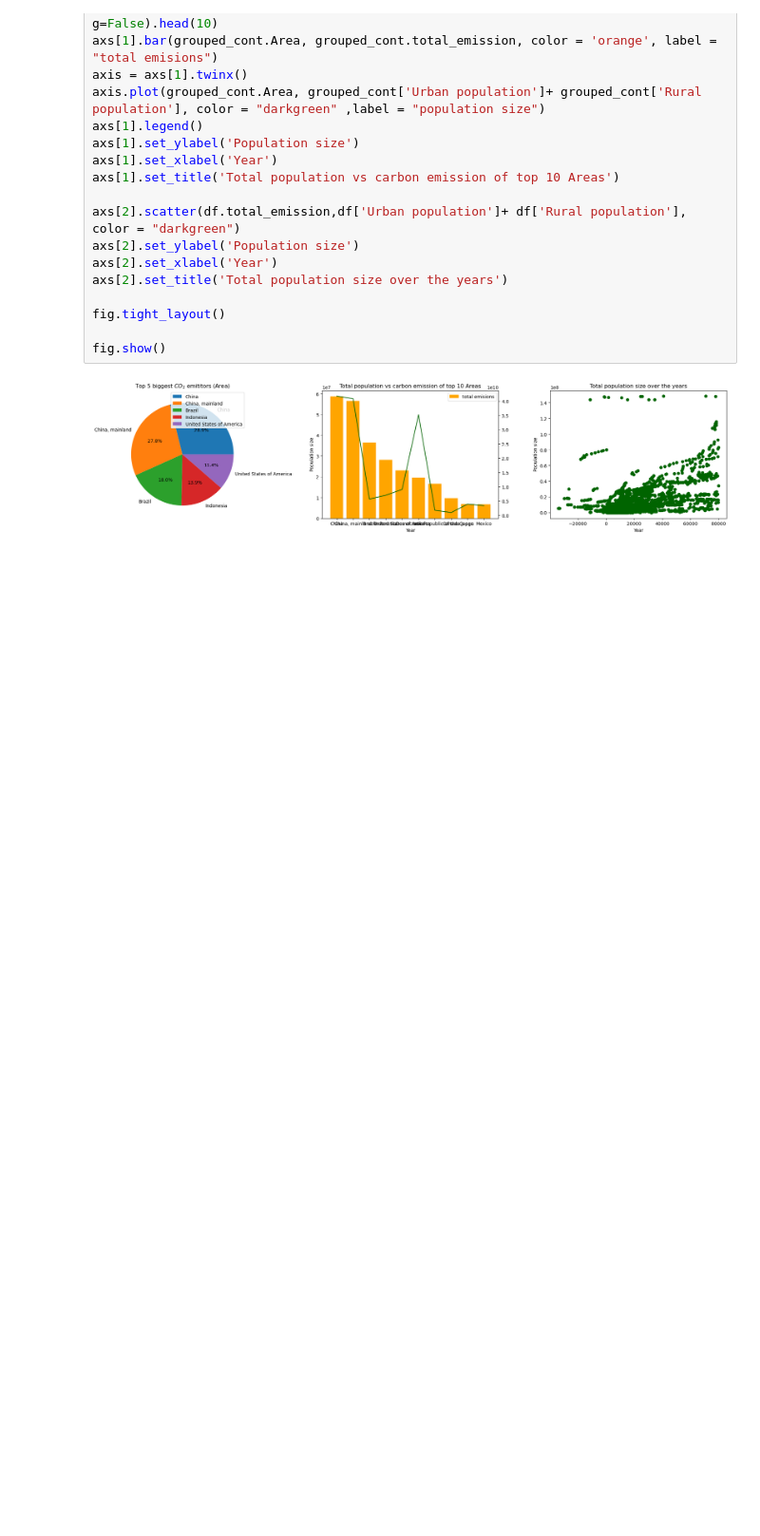
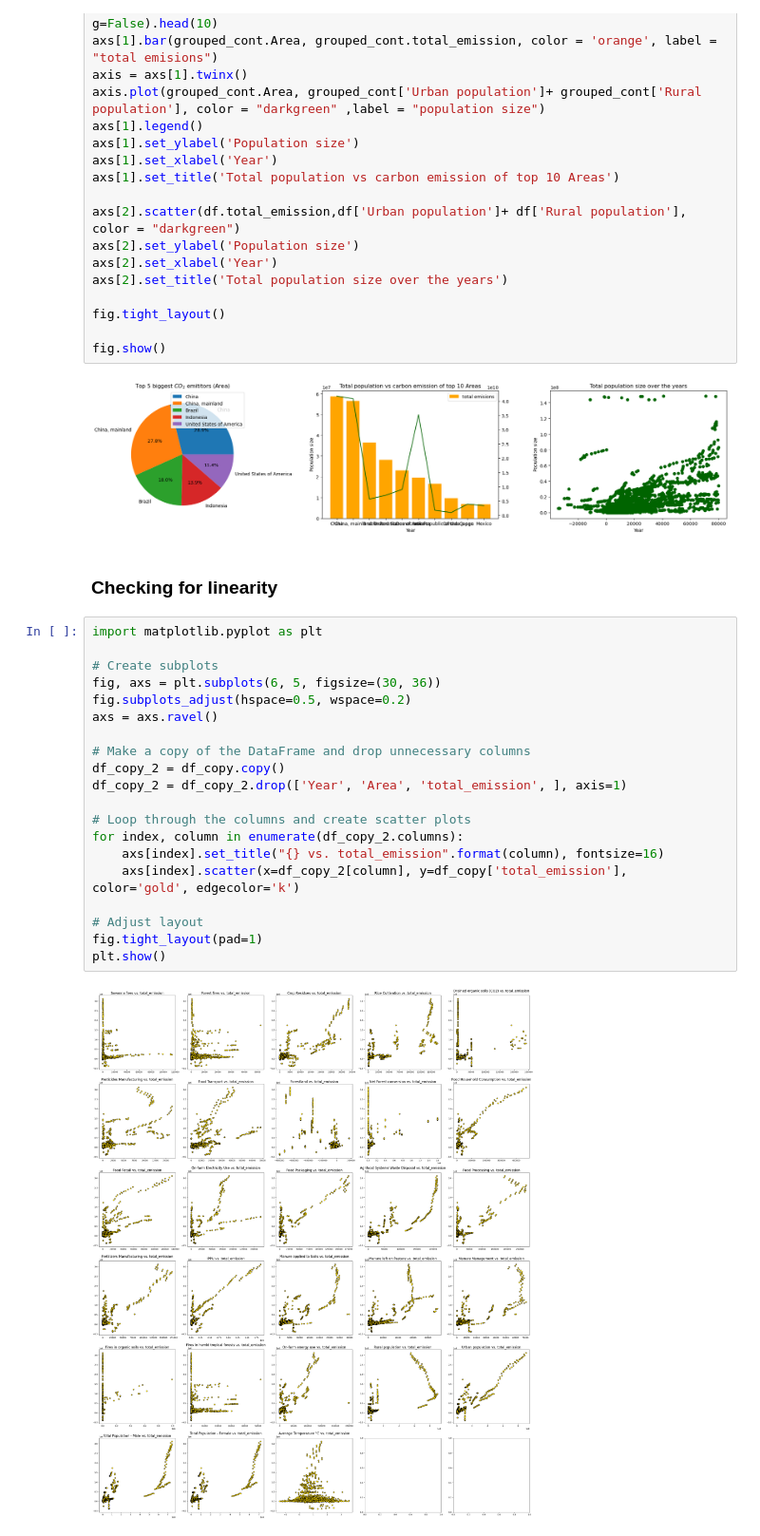
Before and after one commit to Mikateko0926/2401PTDS_Regression_Project, a Jupyter notebook: Regression Project CO2 emissions.ipynb, the cells around one changed output. Shown at 95% size. Drawn from its saved outputs; the diff is of its cells as text; blank space fills up the shorter version.

```diff
--- a/Regression Project CO2 emissions.ipynb
+++ b/Regression Project CO2 emissions.ipynb
@@ -448,3 +452,27 @@ fig.tight_layout()
 fig.show()
 # %% [output]
 [figure]
+# %% [markdown]
+### Checking for linearity
+# %%
+import matplotlib.pyplot as plt
+
+# Create subplots
+fig, axs = plt.subplots(6, 5, figsize=(30, 36))
+fig.subplots_adjust(hspace=0.5, wspace=0.2)
+axs = axs.ravel()
+
+# Make a copy of the DataFrame and drop unnecessary columns
+df_copy_2 = df_copy.copy()
+df_copy_2 = df_copy_2.drop(['Year', 'Area', 'total_emission', ], axis=1)
+
+# Loop through the columns and create scatter plots
+for index, column in enumerate(df_copy_2.columns):
+    axs[index].set_title("{} vs. total_emission".format(column), fontsize=16)
+    axs[index].scatter(x=df_copy_2[column], y=df_copy['total_emission'], color='gold', edgecolor='k')
+
+# Adjust layout
+fig.tight_layout(pad=1)
+plt.show()
+# %% [output]
+[figure, added]
```
Also changed, not shown: parts of 3 cells of this notebook.
